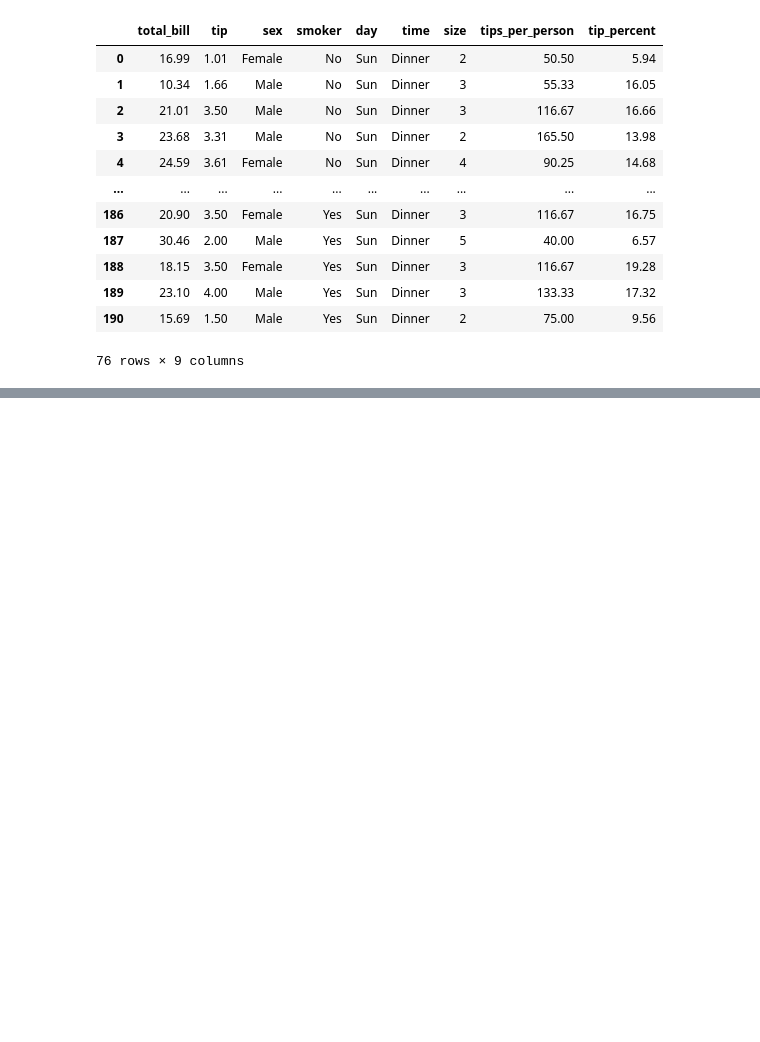
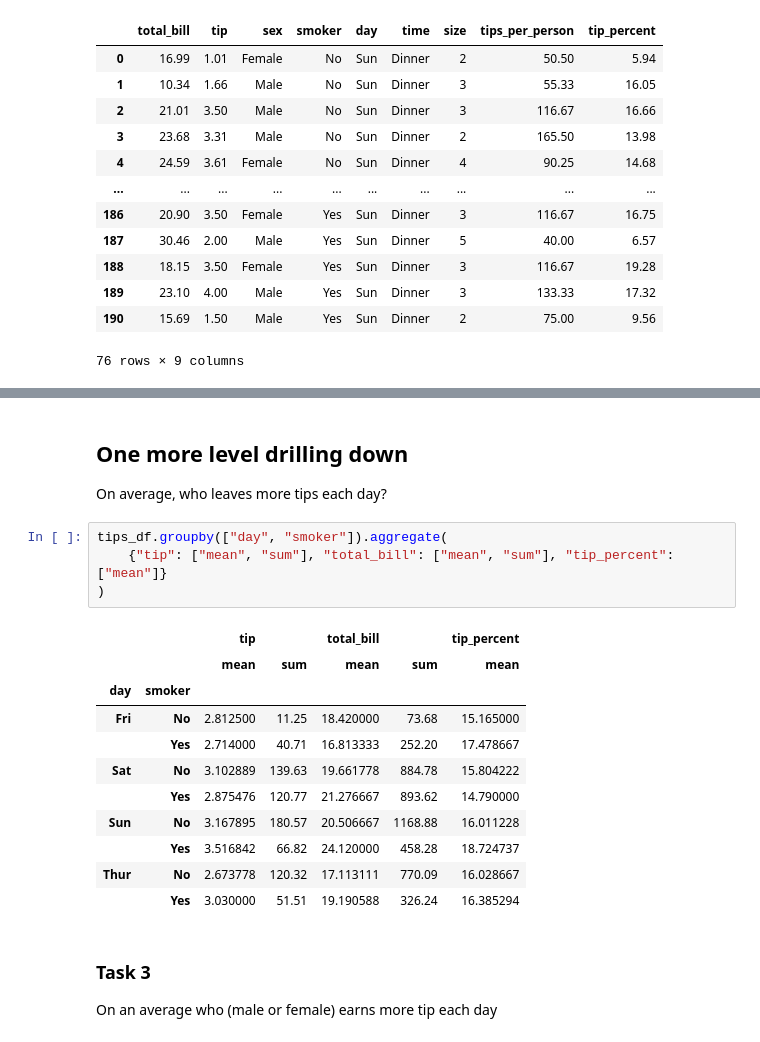
Before and after one commit to EthanWalton-snlm/Python-Practice, a Jupyter notebook: Day 20/pandas.ipynb, the cells around one changed output, grey strips where cells are left out. Drawn from its saved outputs; the diff is of its cells as text; blank space fills up the shorter version.

```diff
--- a/Day 20/pandas.ipynb
+++ b/Day 20/pandas.ipynb
@@ -305,0 +523,24 @@ tips_df.sort_values(by="tip", ascending=False).head(5)
+# %% [markdown]
+## One more level drilling down
+
+On average, who leaves more tips each day?
+# %%
+tips_df.groupby(["day", "smoker"]).aggregate(
+    {"tip": ["mean", "sum"], "total_bill": ["mean", "sum"], "tip_percent": ["mean"]}
+)
+# %% [output]
+|  |  | tip |  | total_bill |  | tip_percent |
+|  |  | mean | sum | mean | sum | mean |
+| day | smoker |  |  |  |  |  |
+| Fri | No | 2.812500 | 11.25 | 18.420000 | 73.68 | 15.165000 |
+|  | Yes | 2.714000 | 40.71 | 16.813333 | 252.20 | 17.478667 |
+| Sat | No | 3.102889 | 139.63 | 19.661778 | 884.78 | 15.804222 |
+|  | Yes | 2.875476 | 120.77 | 21.276667 | 893.62 | 14.790000 |
+| Sun | No | 3.167895 | 180.57 | 20.506667 | 1168.88 | 16.011228 |
+|  | Yes | 3.516842 | 66.82 | 24.120000 | 458.28 | 18.724737 |
+| Thur | No | 2.673778 | 120.32 | 17.113111 | 770.09 | 16.028667 |
+|  | Yes | 3.030000 | 51.51 | 19.190588 | 326.24 | 16.385294 |
+# %% [markdown]
+### Task 3
+
+On an average who (male or female) earns more tip each day
```
Also changed, not shown: parts of 39 cells of this notebook, 1 other file.
